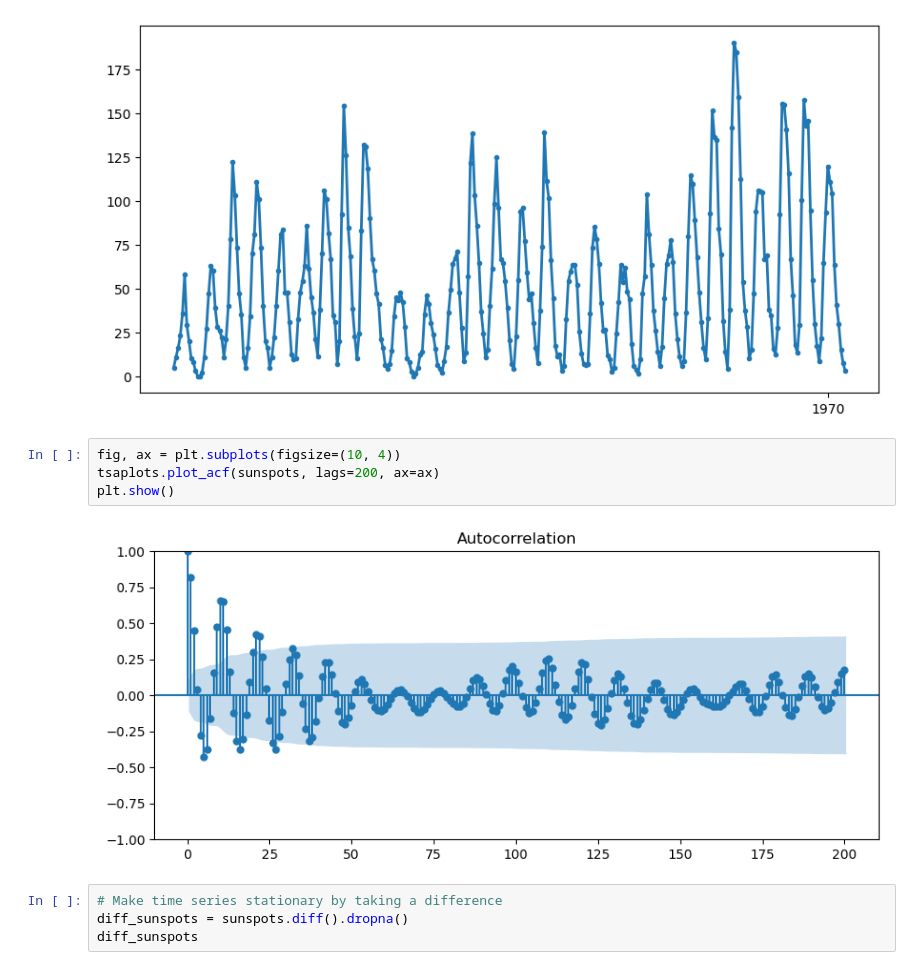
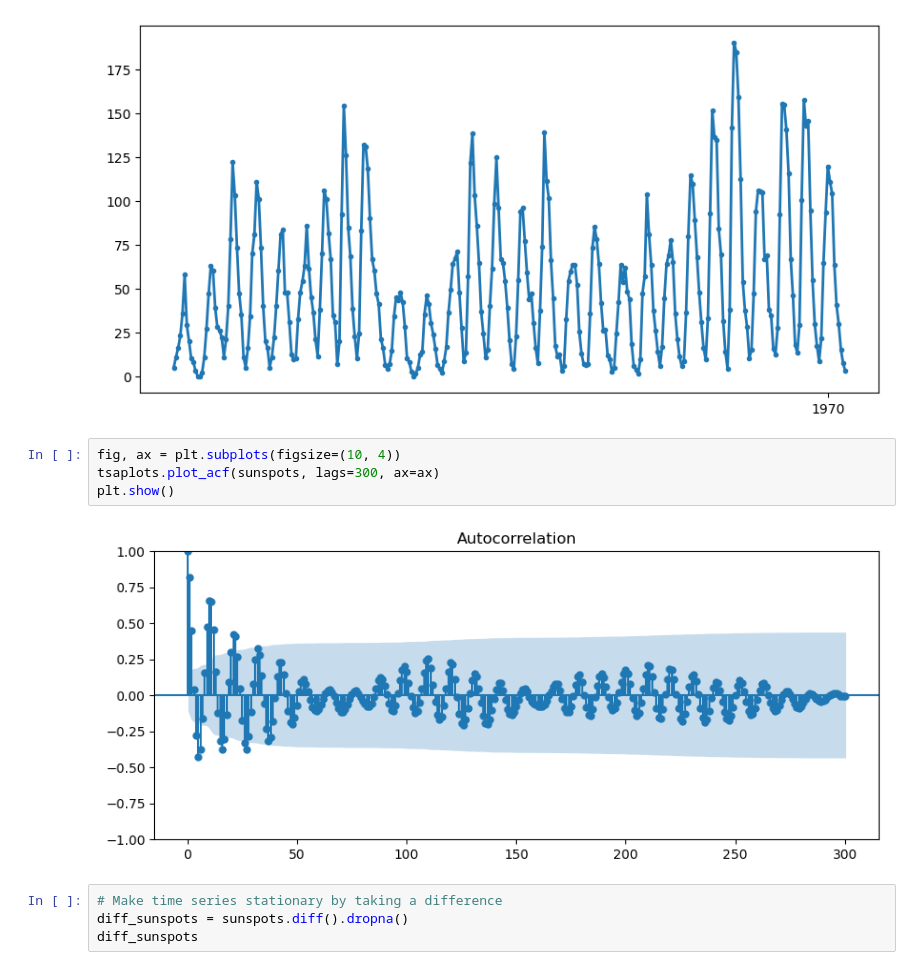
Before and after one commit to codemonkey1101/module-10, a Jupyter notebook: example-using-statsmodels.ipynb, the cells around one changed output. Saved outputs shown, nothing was run; the diff lists cells and outputs as text.

```diff
--- a/example-using-statsmodels.ipynb
+++ b/example-using-statsmodels.ipynb
@@ -80,10 +80,10 @@ plt.plot(sunspots, linewidth=2, marker='.')
 [figure]
 # %%
 fig, ax = plt.subplots(figsize=(10, 4))
-tsaplots.plot_acf(sunspots, lags=200, ax=ax)
+tsaplots.plot_acf(sunspots, lags=300, ax=ax)
 plt.show()
 # %% [output]
-[figure, old version]
+[figure, new version]
 # %%
 # Make time series stationary by taking a difference
 diff_sunspots = sunspots.diff().dropna()
```
Also changed, not shown: parts of 3 cells of this notebook, 18 other files.
